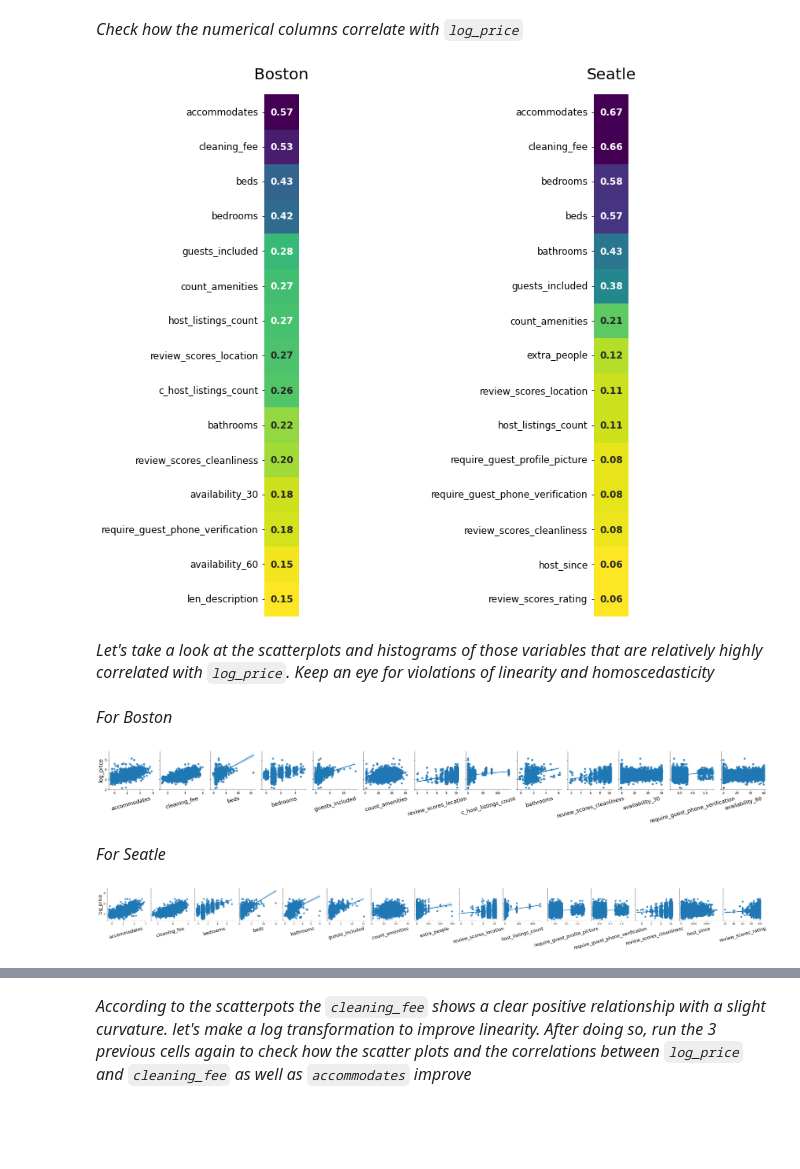
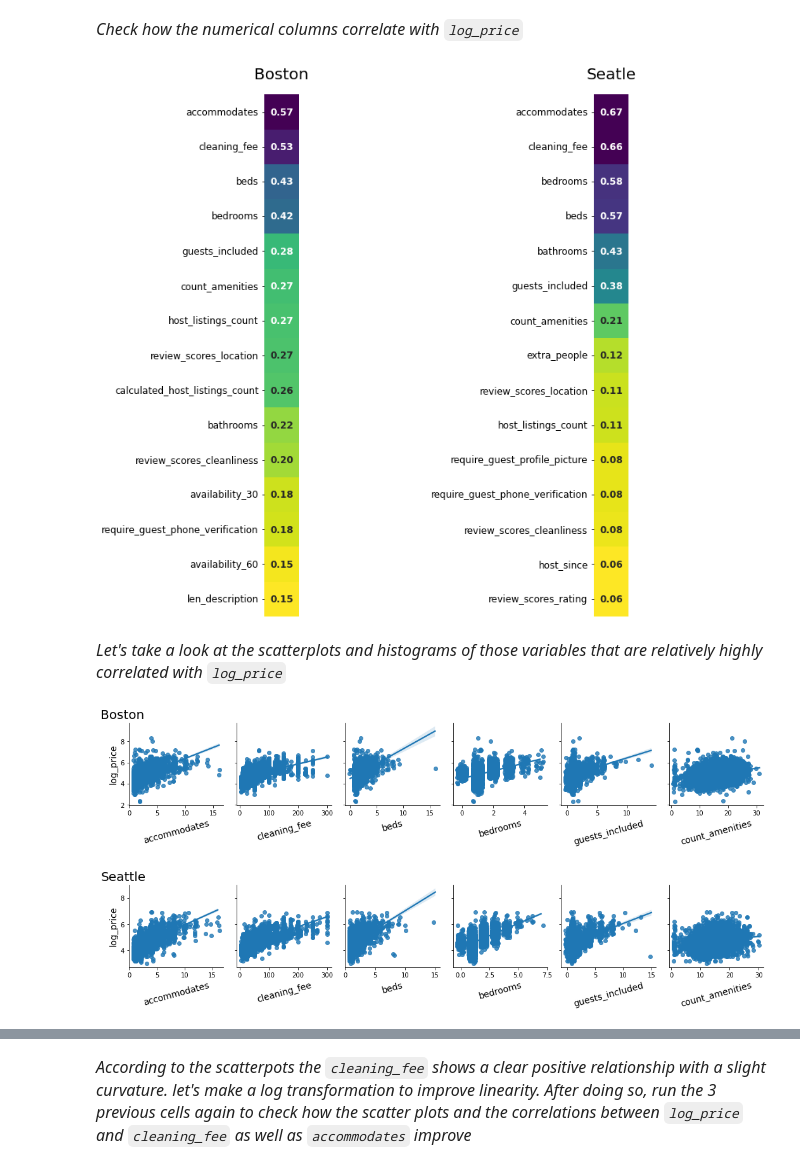
Before and after one commit to Zainy1453/Project-ND-1, a Jupyter notebook: Project-1_Price_Prediction.ipynb, the cells around one changed output, grey strips where cells are left out. Saved outputs shown, nothing was run; the diff lists cells and outputs as text; code cells hidden in the pictures; blank space fills up the shorter version.

```diff
--- a/Project-1_Price_Prediction.ipynb
+++ b/Project-1_Price_Prediction.ipynb
@@ -130,8 +136,8 @@ plt.tight_layout();
 # %% [markdown]
 <font size ='3'>*Check how the numerical columns correlate with `log_price`*</font>
 # %%
-b_price= b_price.rename(columns = {'calculated_host_listings_count':'c_host_listings_count'})
-s_price= s_price.rename(columns = {'calculated_host_listings_count':'c_host_listings_count'})
+# b_price= b_price.rename(columns = {'calculated_host_listings_count':'c_host_listings_count'})
+# s_price= s_price.rename(columns = {'calculated_host_listings_count':'c_host_listings_count'})
 # %%
 cols= [col for col in s_price.select_dtypes(include = ['int64','float']).columns if 'amenities_' not in col]
 cols.remove('log_price')
@@ -157,36 +163,32 @@ plt.xticks(fontsize = 12)
 p2 = sns.heatmap(corr_s,xticklabels=False,square=True, ax =ax2, cbar = False, annot_kws = {'fontsize':12, 'fontweight': 'bold'},cmap = 'viridis_r', annot = True, fmt = '.2f');
 plt.tight_layout()
 # %% [output]
-[figure, old version]
+[figure, new version]
 # %% [markdown]
-<font size ='3'>*Let's take a look at the scatterplots and histograms of those variables that are relatively highly correlated with `log_price`. Keep an eye for violations of linearity and homoscedasticity*</font>
+<font size ='3'>*Let's take a look at the scatterplots and histograms of those variables that are relatively highly correlated with `log_price`*</font>
-# %% [markdown]
-<font size = '3'>*For Boston*<font/>
 # %%
-cols = [col for col in list(corr_b.index.values) if 'amenities_' not in col]
-cols.remove('len_description')
-cols.remove('host_listings_count')
+cols = ['accommodates', 'cleaning_fee', 'beds','bedrooms','guests_included', 'count_amenities']
+
 g = sns.PairGrid(b_price, y_vars='log_price', x_vars = cols)
 g.map(sns.regplot,x_jitter = .3);
+plt.title('Boston', fontsize = 20,loc = 'left', x= -6)
 for ax in plt.gcf().axes:
     l = ax.get_xlabel();
-    ax.set_xlabel(l, fontsize=18, rotation = 15)
+    ax.set_xlabel(l, fontsize=14, rotation = 15)
 for ax in plt.gcf().axes:
     l = ax.get_ylabel();
-    ax.set_ylabel(l, fontsize=18)
+    ax.set_ylabel(l, fontsize=14)
+
+g2 = sns.PairGrid(s_price, y_vars='log_price', x_vars = cols)
+g2.map(sns.regplot,x_jitter = .3);
+plt.title('Seattle', fontsize = 20,loc = 'left', x= -6)
+
+for ax in plt.gcf().axes:
+    l = ax.get_xlabel();
+    ax.set_xlabel(l, fontsize=14, rotation = 15)
+for ax in plt.gcf().axes:
+    l = ax.get_ylabel();
+    ax.set_ylabel(l, fontsize=14)
 # %% [output]
-[figure, old version]
+[figure, new version]
+[figure, added]
-# %% [markdown]
-<font size = '3'>*For Seatle*<font/>
-# %%
-cols = [col for col in list(corr_s.index.values) if 'amenities_' not in col]
-g = sns.PairGrid(s_price, y_vars='log_price', x_vars = cols)
-g.map(sns.regplot,x_jitter = .3);
-for ax in plt.gcf().axes:
-    l = ax.get_xlabel();
-    ax.set_xlabel(l, fontsize=18, rotation = 15)
-for ax in plt.gcf().axes:
-    l = ax.get_ylabel();
-    ax.set_ylabel(l, fontsize=18)
-# %% [output]
-[figure, removed]
```
Also changed, not shown: parts of 36 cells of this notebook, 4 other files.
